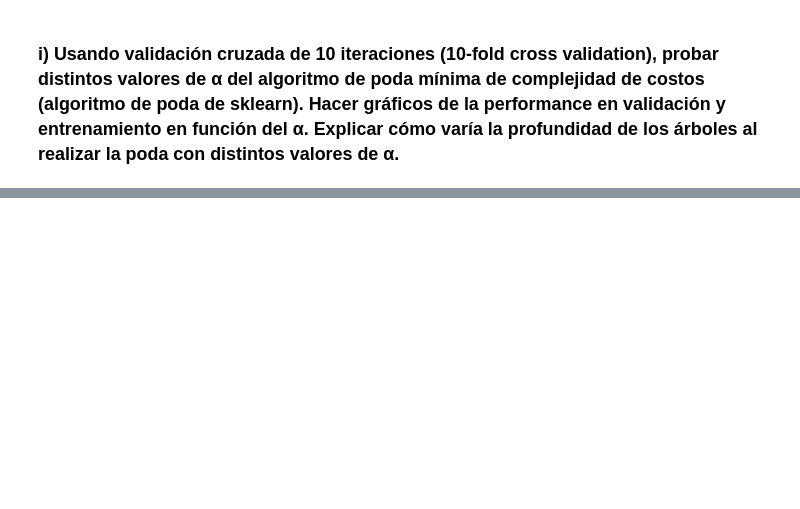
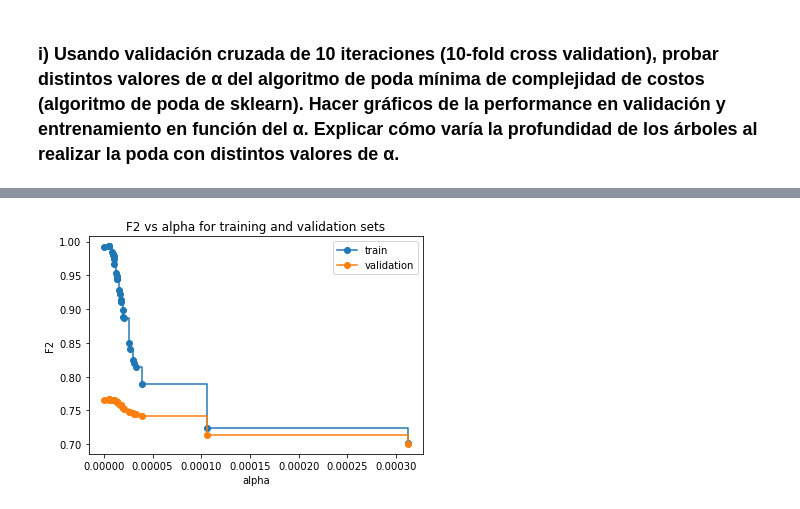
Before and after one commit to Bati-bot/TPAA, a Jupyter notebook: analisis_reservas.ipynb, the cells around one changed output, grey strips where cells are left out. Drawn from its saved outputs; the diff is of its cells as text; code cells hidden in the pictures; blank space fills up the shorter version.

```diff
--- a/analisis_reservas.ipynb
+++ b/analisis_reservas.ipynb
@@ -909,6 +986,15 @@ plot = tree.plot_tree(best_model, filled=True)
 # %% [markdown]
 ### i) Usando validación cruzada de 10 iteraciones (10-fold cross validation), probar distintos valores de α del algoritmo de poda mínima de complejidad de costos (algoritmo de poda de sklearn). Hacer gráficos de la performance en validación y entrenamiento en función del α. Explicar cómo varía la profundidad de los árboles al realizar la poda con distintos valores de α.
-# %%
-X_train, X_test, y_train, y_test = train_test_split(hotel_bookings[columnas].fillna(0),
-                                                        hotel_bookings['is_canceled'], test_size=0.2,
-                                                        random_state=42,stratify=hotel_bookings['is_canceled'])
+# %%
+# Instanciamos un nuevo arbol y buscamos los alpha ideales
+arbol_tuneado = tree.DecisionTreeClassifier()
+path = arbol_tuneado.cost_complexity_pruning_path(X_train, y_train)
+sample_alphas = np.random.choice(path.ccp_alphas,30)
+sample_alphas = np.append(sample_alphas, 0)
+sample_alphas.sort()
+ccp_alphas = {'ccp_alpha' : sample_alphas}
+# %%
+# Hacemos la búsqueda de hiperparametros
+grid = GridSearchCV(arbol_tuneado, param_grid= ccp_alphas, scoring=f2_score, n_jobs=-1, cv=10, verbose=1,
+                    return_train_score=True)
+grid.fit(X_train,y_train)
@@ -914,0 +1018,17 @@ X_train, X_test, y_train, y_test = train_test_split(hotel_bookings[columnas].fil
+# %%
+train_scores = grid.cv_results_['mean_train_score']
+validation_scores = grid.cv_results_['mean_test_score']
+alphas = ccp_alphas['ccp_alpha']
+
+fig, ax = plt.subplots()
+ax.set_xlabel("alpha")
+ax.set_ylabel("F2")
+ax.set_title("F2 vs alpha for training and validation sets")
+ax.plot(alphas, train_scores, marker='o', label="train",
+        drawstyle="steps-post")
+ax.plot(alphas, validation_scores, marker='o', label="validation",
+        drawstyle="steps-post")
+ax.legend()
+plt.show()
+# %% [output]
+[figure, added]
```
Also changed, not shown: parts of 34 cells of this notebook.
